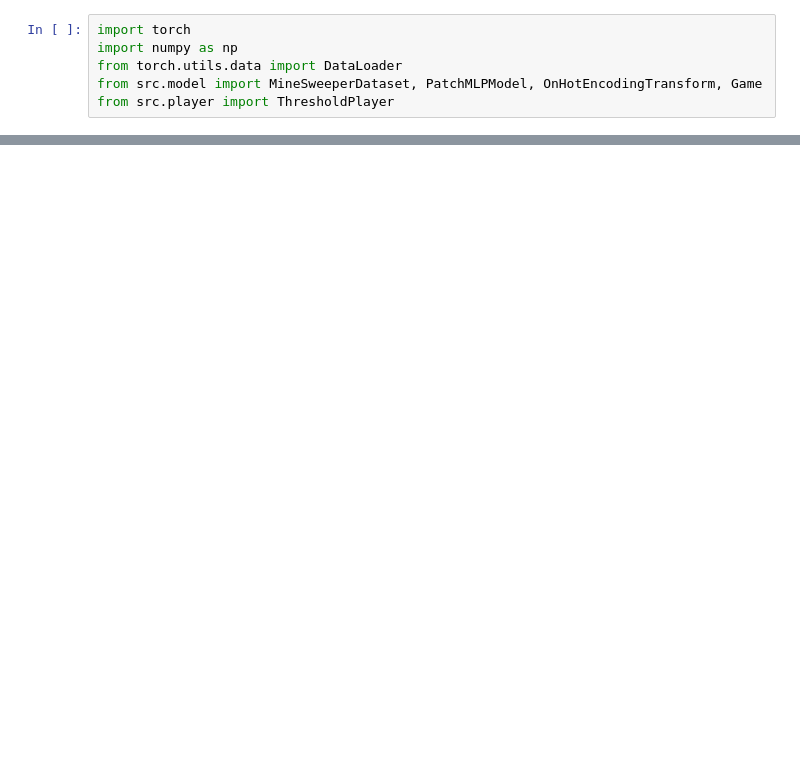
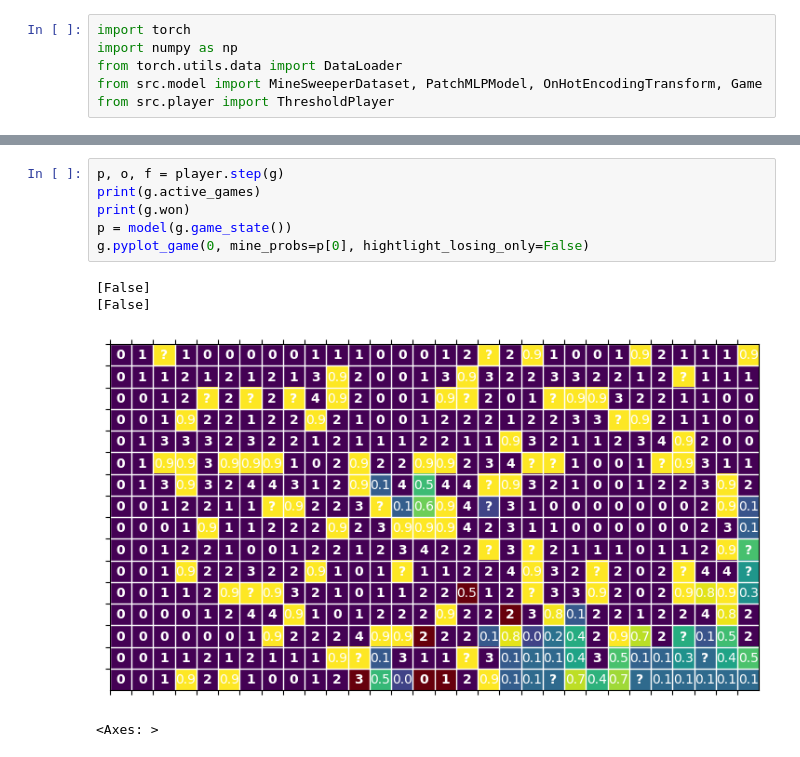
Before and after one commit to ClaudioPaterniti/MineSweeperLearning, a Jupyter notebook: train.ipynb, the cells around one changed output, grey strips where cells are left out. Cells and saved outputs as stored; diff of their text form; blank space fills up the shorter version.

```diff
--- a/train.ipynb
+++ b/train.ipynb
@@ -59,0 +133,11 @@ px.line(df)
+# %%
+p, o, f = player.step(g)
+print(g.active_games)
+print(g.won)
+p = model(g.game_state())
+g.pyplot_game(0, mine_probs=p[0], hightlight_losing_only=False)
+# %% [output]
+[False]
+[False]
+[figure, added]
+<Axes: >
```
Also changed, not shown: parts of 17 cells of this notebook, 9 other files.
